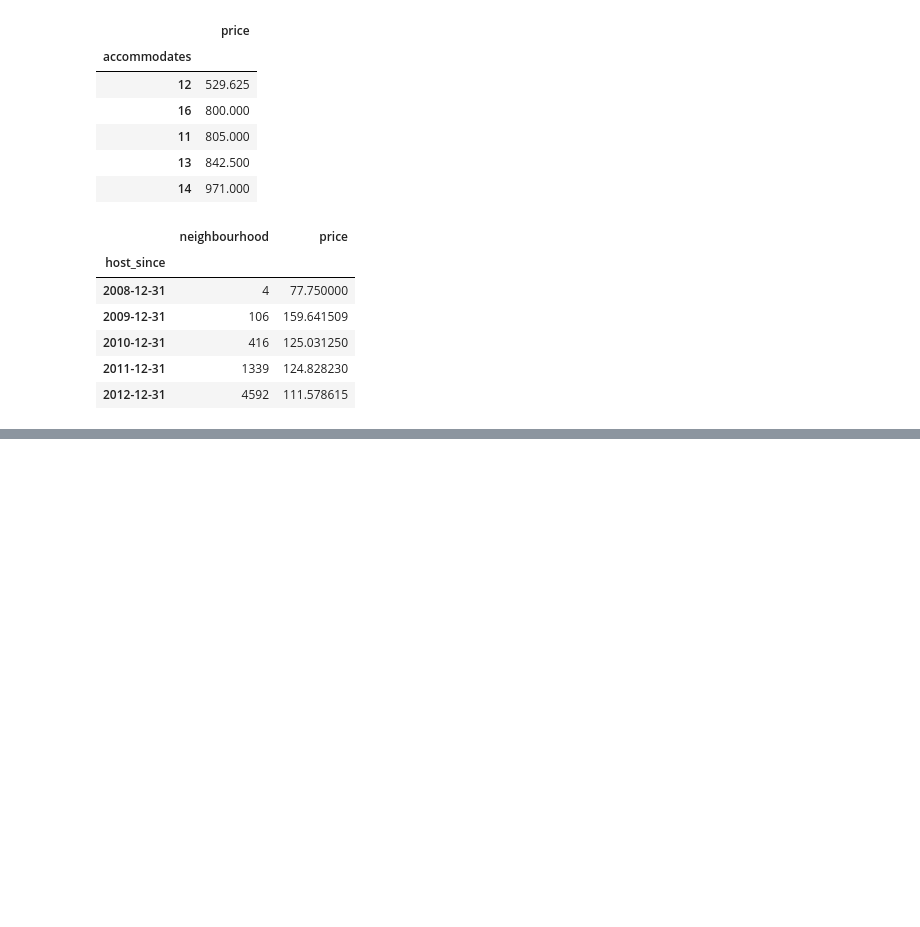
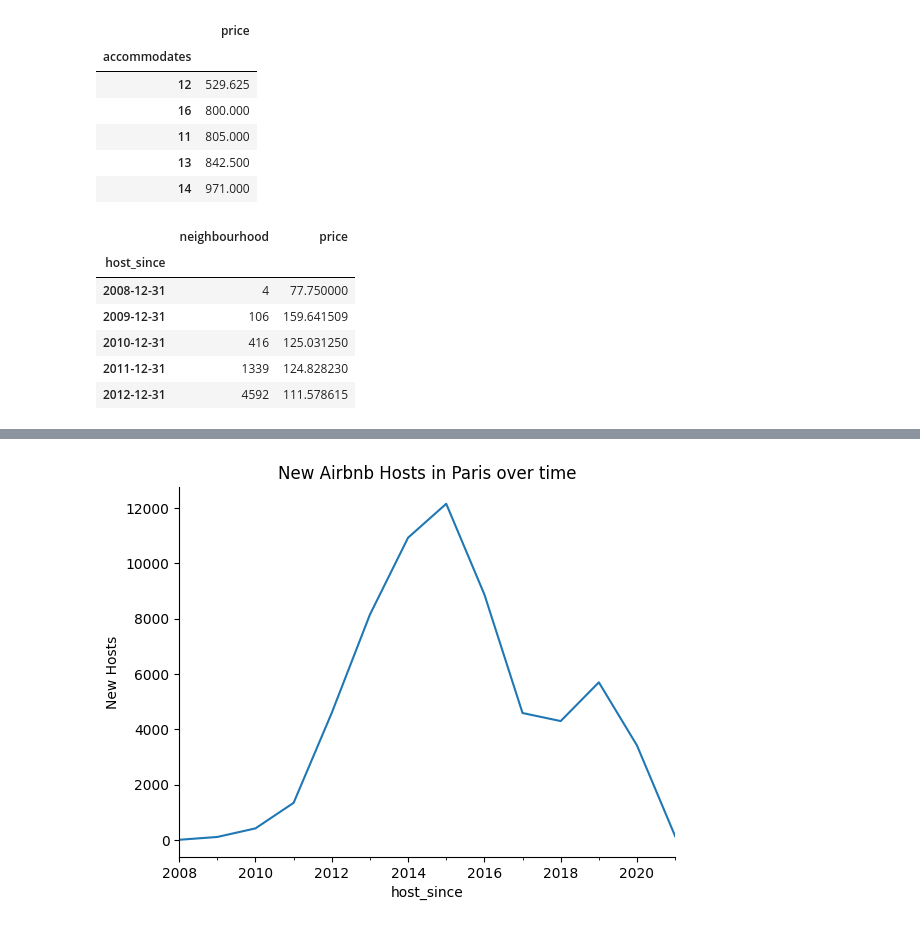
Before and after one commit to PabloArrHdez/Python, a Jupyter notebook: AirBnb/notebook.ipynb, the cells around one changed output, grey strips where cells are left out. Saved outputs shown, nothing was run; the diff lists cells and outputs as text; code cells hidden in the pictures; blank space fills up the shorter version.

```diff
--- a/AirBnb/notebook.ipynb
+++ b/AirBnb/notebook.ipynb
@@ -125,0 +156,9 @@ paris_listings_over_time.head()
+# %%
+paris_listings_over_time["neighbourhood"].plot(
+    ylabel="New Hosts",
+    title="New Airbnb Hosts in Paris over time"
+)
+
+sns.despine()
+# %% [output]
+[figure, added]
```
Also changed, not shown: parts of 6 cells of this notebook.
